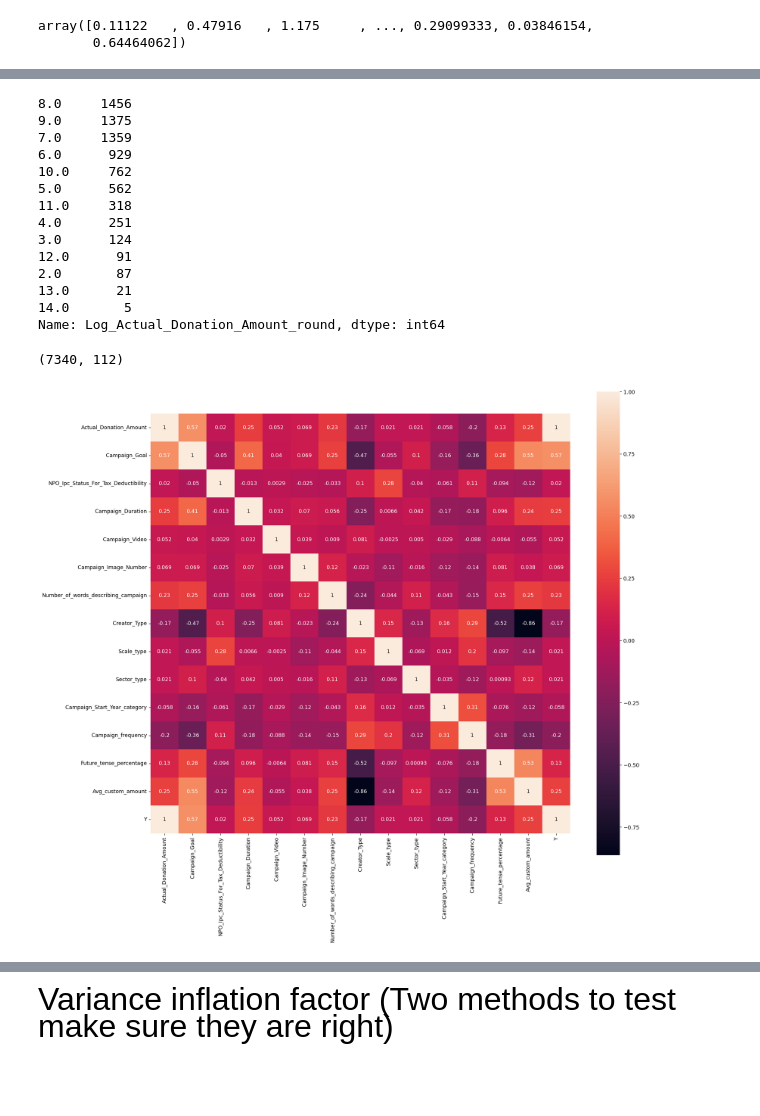
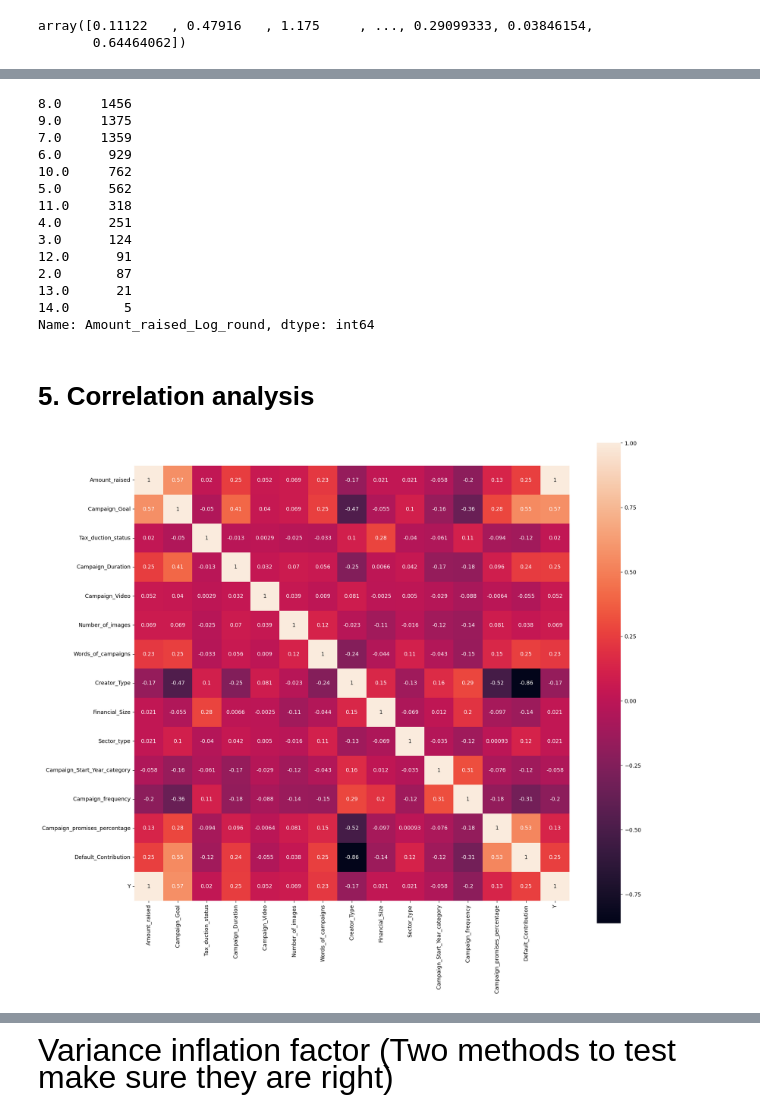
Before and after one commit to VGuoGavin/Leon, a Jupyter notebook: Second Phase/New_codes/New_Version2.ipynb, the cells around one changed output, grey strips where cells are left out. Saved outputs shown, nothing was run; the diff lists cells and outputs as text; code cells hidden in the pictures; blank space fills up the shorter version.

```diff
--- a/Second Phase/New_codes/New_Version2.ipynb
+++ b/Second Phase/New_codes/New_Version2.ipynb
@@ -623,7 +661,7 @@ MD_list
 # %%
 # Nunber of description words
-extract_data['Future_tense'] = 0
-extract_data['Future_tense_percentage'] = 0
+extract_data['Campaign_promises'] = 0
+extract_data['Campaign_promises_percentage'] = 0
 #extract_data['Num_desc_NPO'] = 0
 
 for index, row in extract_data.iterrows():
@@ -633,6 +671,6 @@ for index, row in extract_data.iterrows():
     Impact_msg_str += extract_data.loc[index,'Impact_Message_3']
     Impact_msg_str += extract_data.loc[index,'Impact_Message_4']
     Impact_msg_str += extract_data.loc[index,'Impact_Message_5']
-    extract_data.loc[index,'Future_tense'] = determine_tense_input(Impact_msg_str)['future']
-    extract_data.loc[index,'Future_tense_percentage'] = determine_tense_input(Impact_msg_str)['future']/sentence_length(Impact_msg_str)
+    extract_data.loc[index,'Campaign_promises'] = determine_tense_input(Impact_msg_str)['future']
+    extract_data.loc[index,'Campaign_promises_percentage'] = determine_tense_input(Impact_msg_str)['future']/sentence_length(Impact_msg_str)
 # %%
@@ -648,23 +686,20 @@ extract_data['Future_tense_percentage'].min()
 # %%
-numeric_features1 = ['Actual_Donation_Amount', 'Campaign_Goal', 'NPO_Ipc_Status_For_Tax_Deductibility', 'Campaign_Duration',
-                     'Campaign_Video',  'Campaign_Image_Number','Number_of_words_describing_campaign',  'Cam_causes', 'Description_Campaign_polarity',"Creator_Type","Campaign_Start_Year", 'Campaign Promise']
-
-extract_data['Actual_Donation_Amount'] = pd.to_numeric( extract_data['Actual_Donation_Amount'])
+numeric_features1 = ['Amount_raised', 'Campaign_Goal', 'Tax_duction_status', 'Campaign_Duration',
+                     'Campaign_Video',  'Number_of_images','Words_of_campaigns',  'Cam_causes', 'Description_Campaign_polarity',"Creator_Type","Campaign_Start_Year", 'Campaign Promise']
+extract_data['Amount_raised'] = pd.to_numeric( extract_data['Amount_raised'])
 extract_data['Campaign_Goal'] = pd.to_numeric( extract_data['Campaign_Goal'])
-extract_data['NPO_Ipc_Status_For_Tax_Deductibility'] = pd.to_numeric( extract_data['NPO_Ipc_Status_For_Tax_Deductibility'])
+extract_data['Tax_duction_status'] = pd.to_numeric( extract_data['Tax_duction_status'])
 extract_data['Campaign_Duration'] = pd.to_numeric( extract_data['Campaign_Duration'])
 extract_data['Campaign_Video'] = pd.to_numeric( extract_data['Campaign_Video'])
-extract_data['Campaign_Image_Number'] = pd.to_numeric( extract_data['Campaign_Image_Number'])
-extract_data['Number_of_words_describing_campaign'] = pd.to_numeric( extract_data['Number_of_words_describing_campaign'])
-
+extract_data['Number_of_images'] = pd.to_numeric( extract_data['Number_of_images'])
+extract_data['Words_of_campaigns'] = pd.to_numeric( extract_data['Words_of_campaigns'])
 extract_data['Cam_causes'] = pd.to_numeric( extract_data['Cam_causes'])
 extract_data['Creator_Type'] = pd.to_numeric(extract_data['Creator_Type'])
 #extract_data['Total_Msg_polarity'] = pd.to_numeric( extract_data['Total_Msg_polarity'])
-extract_data['NPO_Ipc_Status_For_Tax_Deductibility'] = pd.to_numeric(extract_data['NPO_Ipc_Status_For_Tax_Deductibility'])
+extract_data['Tax_duction_status'] = pd.to_numeric(extract_data['Tax_duction_status'])
 extract_data['Campaign_Video'] = pd.to_numeric(extract_data['Campaign_Video'])
 extract_data['Campaign_Start_Year'] = pd.to_numeric(extract_data['Campaign_Start_Year'])
 #extract_data['Campaign Promise'] = pd.to_numeric(extract_data['Campaign Promise'])
-
 extract_data["Distinct_Donors"] = pd.to_numeric(extract_data["Distinct_Donors"])
 #extract_data['Sector'] = pd.to_numeric( extract_data['Sector'])
 extract_data['Sector_type'] = pd.to_numeric(extract_data['Sector_type'] )
@@ -742,6 +776,6 @@ for index, row in extract_data.iterrows():
 # %%
 extract_data["Campaign_success"] = pd.to_numeric(extract_data["Campaign_success"])
-extract_data["Log_Distinct_Donors"] = pd.to_numeric(extract_data["Log_Distinct_Donors"])
+extract_data["Distinct_Donors_Log"] = pd.to_numeric(extract_data["Distinct_Donors_Log"])
 extract_data['Campaign_success'].unique()
 # %% [output]
 array([0.11122   , 0.47916   , 1.175     , ..., 0.29099333, 0.03846154,
@@ -751,6 +783,6 @@ array([0.11122   , 0.47916   , 1.175     , ..., 0.29099333, 0.03846154,
 # %%
-extract_data['Log_Actual_Donation_Amount_round'] = round(extract_data['Log_Actual_Donation_Amount'])
-extract_data['Log_Actual_Donation_Amount_round'].value_counts()
+extract_data['Amount_raised_Log_round'] = round(extract_data['Amount_raised_Log'])
+extract_data['Amount_raised_Log_round'].value_counts()
 # %% [output]
 8.0     1456
 9.0     1375
@@ -765,4 +797,4 @@ extract_data['Log_Actual_Donation_Amount_round'].value_counts()
 2.0       87
 13.0      21
 14.0       5
-Name: Log_Actual_Donation_Amount_round, dtype: int64
+Name: Amount_raised_Log_round, dtype: int64
@@ -783,4 +800,0 @@ unused_columns = ['Donation_per_donor', 'Campaign_Start_Day','Campaign_Start_Mon
-# %%
-extract_data.shape
-# %% [output]
-(7340, 112)
@@ -789,18 +801,20 @@ extract_data.shape
+# %% [markdown]
+# <font face = "Time New Roman" size = 8> 5. Correlation analysis
 # %%
 # Numeric_features Store the following variables that need to draw correlations
-numeric_features1 = ['Actual_Donation_Amount', 'Campaign_Goal', 'NPO_Ipc_Status_For_Tax_Deductibility', 'Campaign_Duration',
-                     'Campaign_Video',  'Campaign_Image_Number','Number_of_words_describing_campaign',
-                     "Creator_Type", 'Scale_type', "Sector_type", "Campaign_Start_Year_category", "Campaign_frequency",
-                     "Future_tense_percentage", "Avg_custom_amount"]
+numeric_features1 = ['Amount_raised', 'Campaign_Goal', 'Tax_duction_status', 'Campaign_Duration',
+                     'Campaign_Video',  'Number_of_images','Words_of_campaigns',
+                     "Creator_Type", 'Financial_Size', "Sector_type", "Campaign_Start_Year_category", "Campaign_frequency",
+                     "Campaign_promises_percentage", "Default_Contribution"]
 
 # Correlation analysis
 price_numeric = extract_data[numeric_features1]
 correlation = extract_data.corr()
-y_train = extract_data['Actual_Donation_Amount']
+y_train = extract_data['Amount_raised']
 corr = plt.subplots(figsize = (18,16), dpi=128)
 corr= sns.heatmap(price_numeric.assign(Y=y_train).corr(method='spearman'), annot=True,square=True)
 # %% [output]
-[figure, old version]
+[figure, new version]
 # %%
 # pip install heatmapz
 
```
Also changed, not shown: parts of 275 cells of this notebook, 7 other files.
